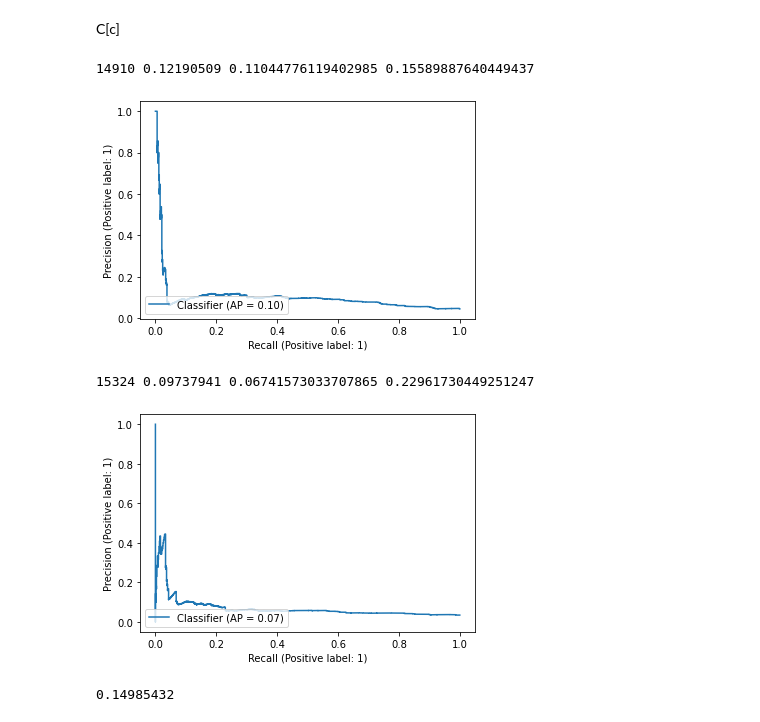
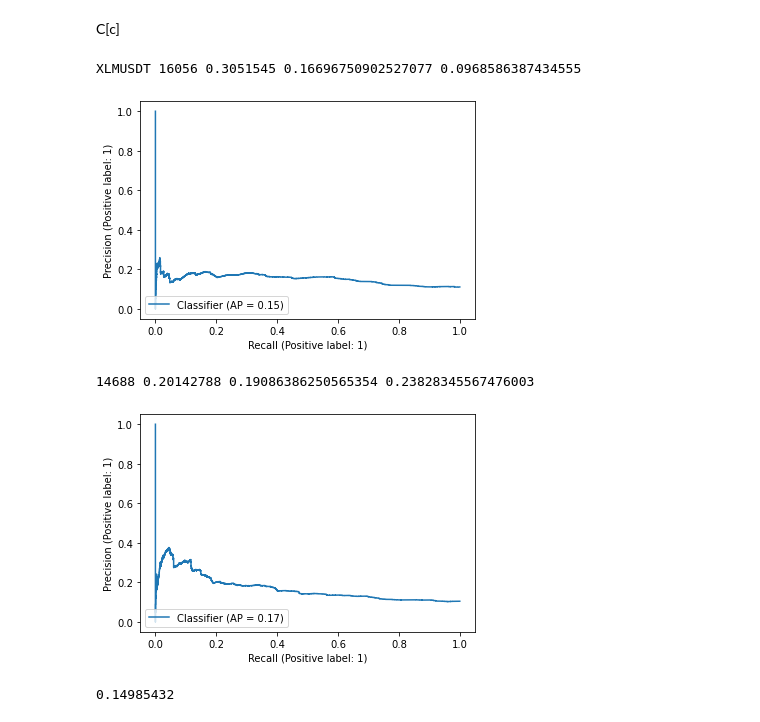
Before and after one commit to crazyleg/binancepredict, a Jupyter notebook: test_set_analysis.ipynb, the cells around one changed output. Cells and saved outputs as stored; diff of their text form; code cells hidden in the pictures.

```diff
--- a/test_set_analysis.ipynb
+++ b/test_set_analysis.ipynb
@@ -125,17 +125,17 @@ y_test_up.shape
 # %% [markdown]
 C[c]
 # %%
-c = 19
+c = 12
 
 s = 1000
 from sklearn.metrics import precision_recall_curve
 from sklearn.metrics import PrecisionRecallDisplay
 prec, recall, thr = precision_recall_curve(y_test_up[3000:,c], stable_sigmoid(y_hat_test_down[3000:,c]))
 PrecisionRecallDisplay.from_predictions(y_test_up[3000:,c], stable_sigmoid(y_hat_test_down[3000:,c]))
-print(prec[s:-5].argmax(), thr[prec[s:-1].argmax()], prec[prec[s:-1].argmax()], recall[prec[s:-1].argmax()])
+print(C[c], prec[s:-5].argmax(), thr[prec[s:-1].argmax()], prec[prec[s:-1].argmax()], recall[prec[s:-1].argmax()])
 # %% [output]
-14910 0.12190509 0.11044776119402985 0.15589887640449437
+XLMUSDT 16056 0.3051545 0.16696750902527077 0.0968586387434555
-[figure, old version]
+[figure, new version]
 # %%
 s = 2000
 from sklearn.metrics import precision_recall_curve
@@ -144,8 +144,8 @@ prec, recall, thr = precision_recall_curve(y_test_down[3000:,c], stable_sigmoid(
 PrecisionRecallDisplay.from_predictions(y_test_down[3000:,c], stable_sigmoid(y_hat_test_up[3000:,c]))
 print(prec[s:-5].argmax(), thr[prec[s:-1].argmax()], prec[prec[s:-1].argmax()], recall[prec[s:-1].argmax()])
 # %% [output]
-15324 0.09737941 0.06741573033707865 0.22961730449251247
+14688 0.20142788 0.19086386250565354 0.23828345567476003
-[figure, old version]
+[figure, new version]
 # %%
 y_test_up[:,c][stable_sigmoid(y_hat_test_up[:,c])>.3].mean()
 y_test_up[:,c][stable_sigmoid(y_hat_test_up[:,c])<.3].mean()
```
Also changed, not shown: 1 other file.
